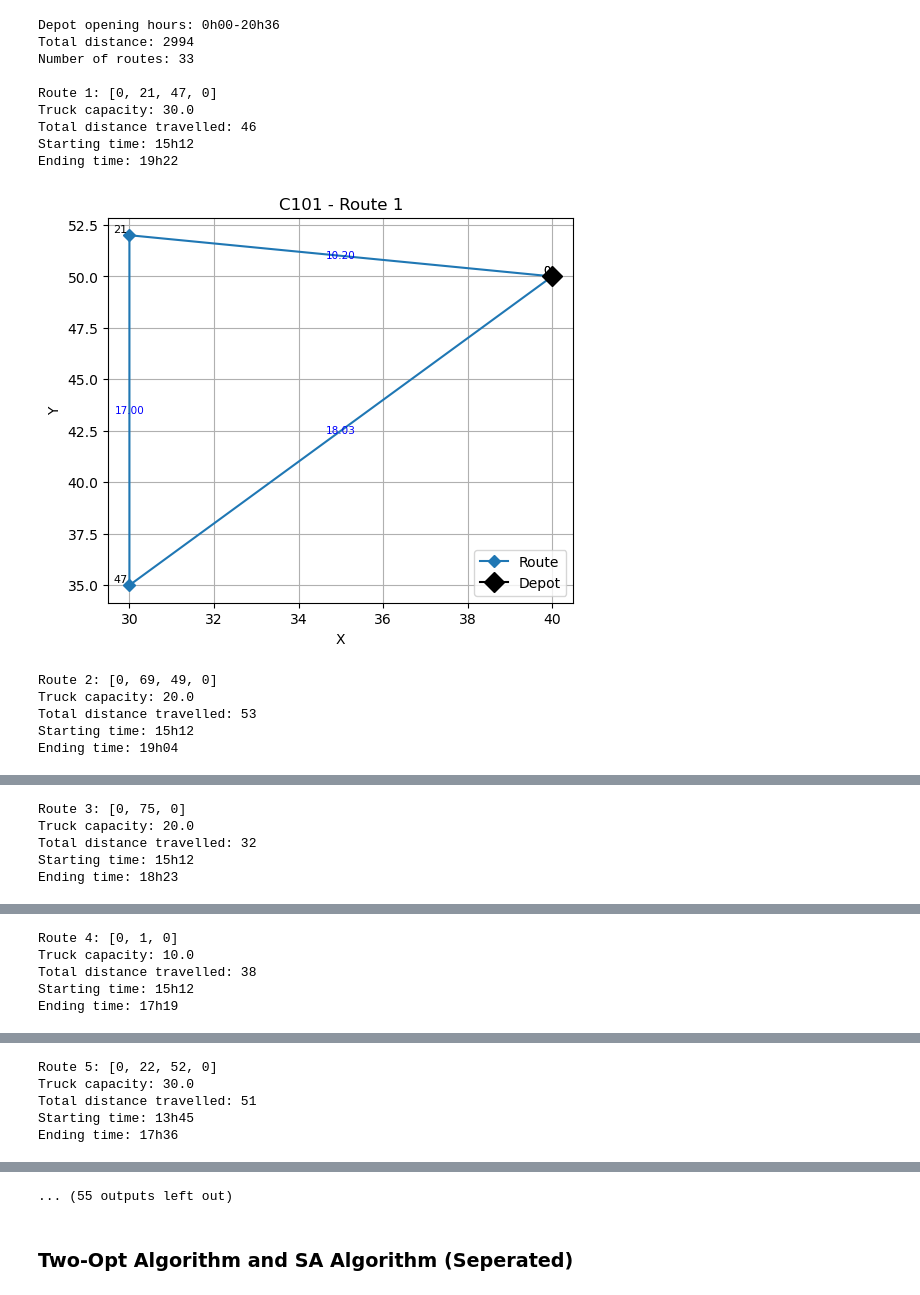
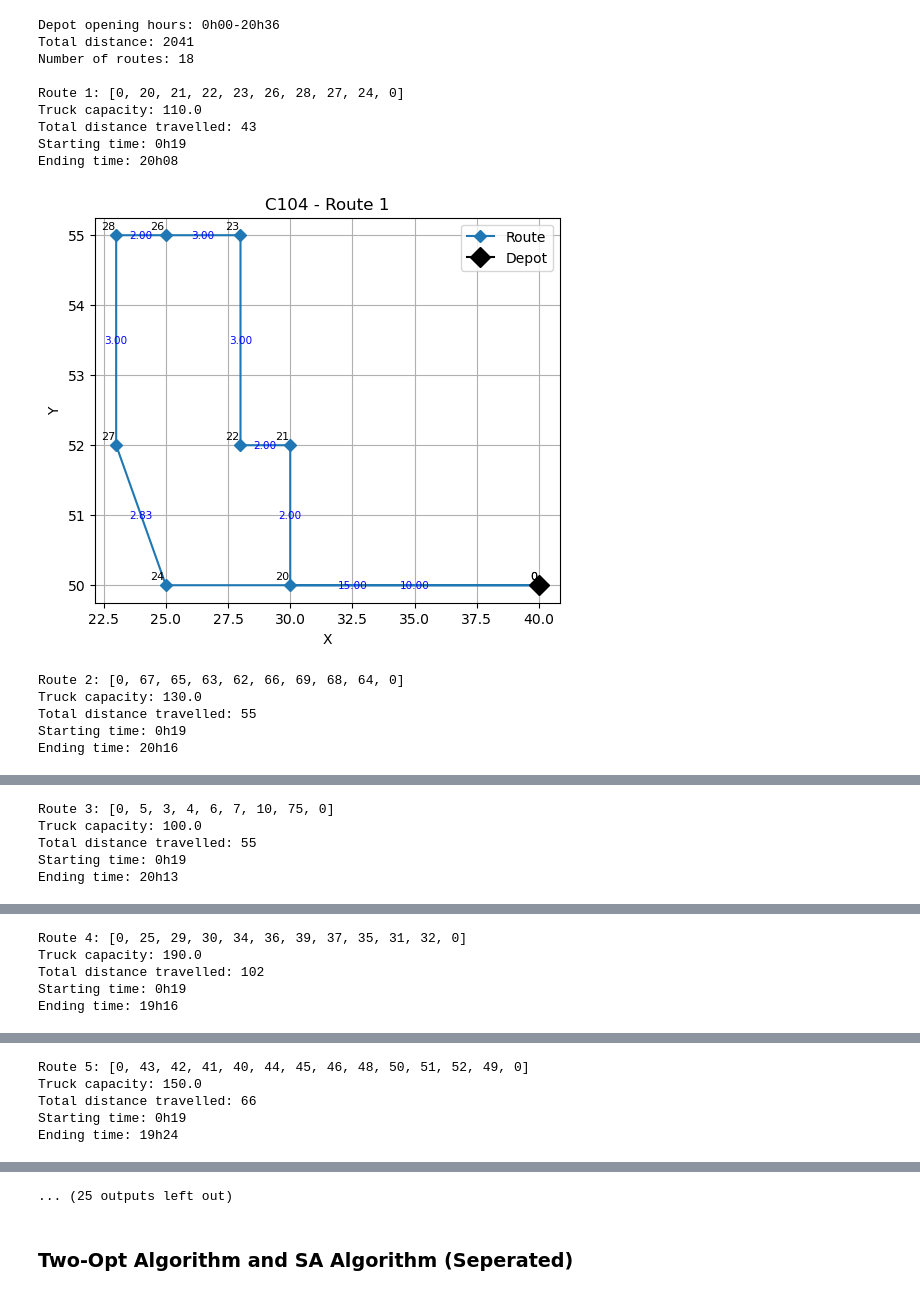
Before and after one commit to Xandeler/Advanced-Algorithms-and-Combinatorics, a Jupyter notebook: 2nd deliverable/Alex code.ipynb, the cells around one changed output, grey strips where cells are left out. Saved outputs shown, nothing was run; the diff lists cells and outputs as text; code cells hidden in the pictures.

```diff
--- a/2nd deliverable/Alex code.ipynb
+++ b/2nd deliverable/Alex code.ipynb
@@ -250,44 +250,44 @@ def vrp_solver(location):
     total_distance = sum(calculate_total_distance(route, adj_matrix) for route in all_routes)
     return all_routes, capacity_list, route_distances, route_times, coordinates, start_list, total_distance, earliest_time, latest_time
 
 
 
 folder = "..\\Dataset\\"
-dataset_name = "c101"
+dataset_name = "c104"
 location = folder + dataset_name + ".txt"
 solution, capacity_list, route_distances, route_times, coordinates, start_list, total_distance, earliest_time, latest_time = vrp_solver(location)
 
 n = 0
 print("Depot opening hours: " + str(convert_time(earliest_time[0])) + "-" + str(convert_time(latest_time[0])))
 print("Total distance: " + str(ceil(total_distance)))
 print("Number of routes: " + str(len(solution)) + "\n")
 
 for route, distance, route_time, start in zip(solution, route_distances, route_times, start_list):
     end_time = start + route_time
     print(f"Route {n+1}: {route}\n"
     f"Truck capacity: {capacity_list[n]}\n"
     f"Total distance travelled: {ceil(distance)}\n"
     f"Starting time: {convert_time(start)}\n"
     f"Ending time: {convert_time(end_time)}\n"
     )
 
     plot_route_with_distances(coordinates, route, f"{dataset_name.upper()} - Route {n+1}", 5)
     n += 1
 
 plot_global_routes(coordinates, solution, dataset_name, 10)
 # %% [output]
 Depot opening hours: 0h00-20h36
-Total distance: 2994
-Number of routes: 33
+Total distance: 2041
+Number of routes: 18
 
-Route 1: [0, 21, 47, 0]
-Truck capacity: 30.0
-Total distance travelled: 46
-Starting time: 15h12
-Ending time: 19h22
+Route 1: [0, 20, 21, 22, 23, 26, 28, 27, 24, 0]
+Truck capacity: 110.0
+Total distance travelled: 43
+Starting time: 0h19
+Ending time: 20h08
-[figure, old version]
+[figure, new version]
-Route 2: [0, 69, 49, 0]
-Truck capacity: 20.0
-Total distance travelled: 53
-Starting time: 15h12
-Ending time: 19h04
+Route 2: [0, 67, 65, 63, 62, 66, 69, 68, 64, 0]
+Truck capacity: 130.0
+Total distance travelled: 55
+Starting time: 0h19
+Ending time: 20h16
@@ -295,5 +295,5 @@ Ending time: 19h04
-Route 3: [0, 75, 0]
-Truck capacity: 20.0
-Total distance travelled: 32
-Starting time: 15h12
-Ending time: 18h23
+Route 3: [0, 5, 3, 4, 6, 7, 10, 75, 0]
+Truck capacity: 100.0
+Total distance travelled: 55
+Starting time: 0h19
+Ending time: 20h13
@@ -301,5 +301,5 @@ Ending time: 18h23
-Route 4: [0, 1, 0]
-Truck capacity: 10.0
-Total distance travelled: 38
-Starting time: 15h12
-Ending time: 17h19
+Route 4: [0, 25, 29, 30, 34, 36, 39, 37, 35, 31, 32, 0]
+Truck capacity: 190.0
+Total distance travelled: 102
+Starting time: 0h19
+Ending time: 19h16
@@ -307,5 +307,5 @@ Ending time: 17h19
-Route 5: [0, 22, 52, 0]
-Truck capacity: 30.0
-Total distance travelled: 51
-Starting time: 13h45
-Ending time: 17h36
+Route 5: [0, 43, 42, 41, 40, 44, 45, 46, 48, 50, 51, 52, 49, 0]
+Truck capacity: 150.0
+Total distance travelled: 66
+Starting time: 0h19
+Ending time: 19h24
@@ -319,4 +319,4 @@ Ending time: 15h48
-... (55 outputs left out)
+... (25 outputs left out)
 # %% [markdown]
 ### Two-Opt Algorithm and SA Algorithm (Seperated)
 # %%
```
Also changed, not shown: parts of 2 cells of this notebook.
